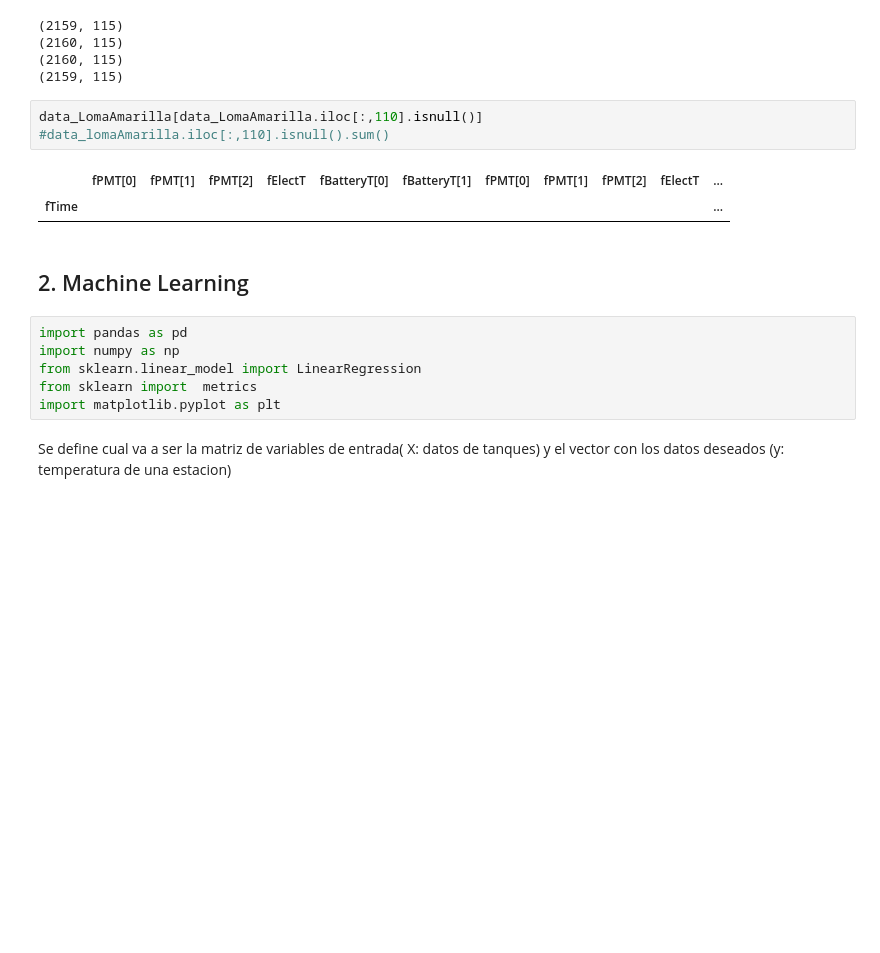
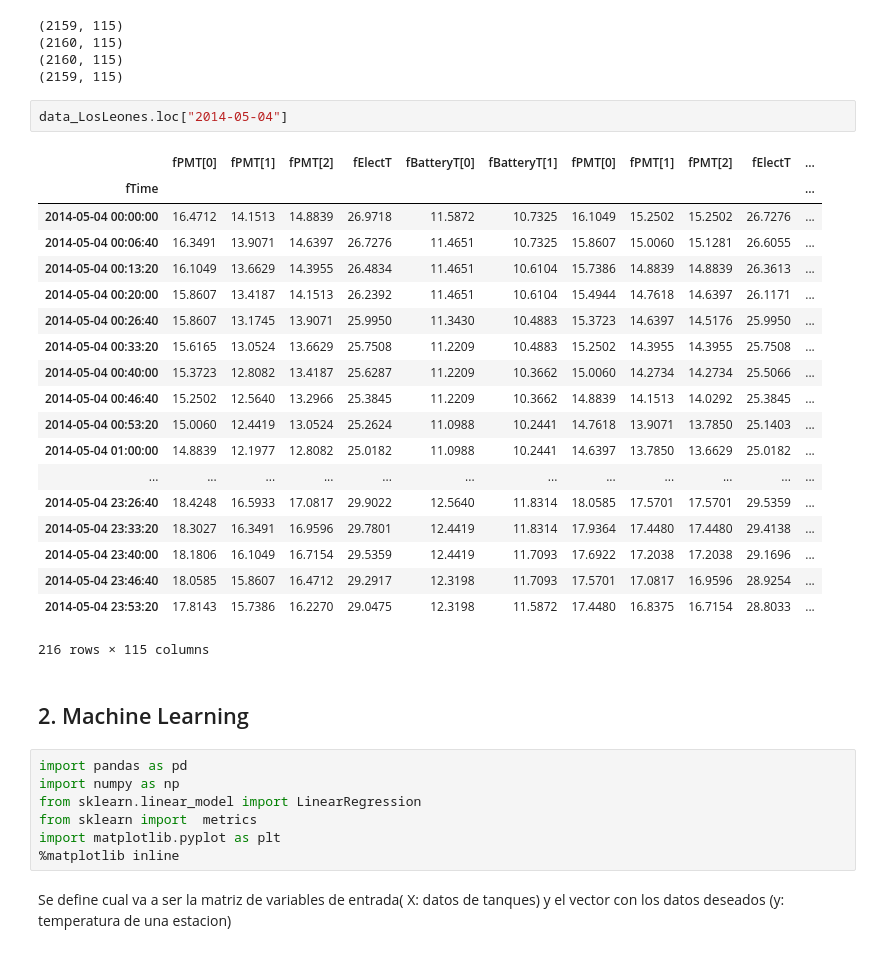
Before and after one commit to libardomm/Auger_Automatico, a Jupyter notebook: Test4.ipynb, the cells around one changed output. Saved outputs shown, nothing was run; the diff lists cells and outputs as text; blank space fills up the shorter version.

```diff
--- a/Test4.ipynb
+++ b/Test4.ipynb
@@ -228,12 +231,28 @@ print(data_Coihueco.shape)
 (2160, 115)
 (2160, 115)
 (2159, 115)
-# %%
-data_LomaAmarilla[data_LomaAmarilla.iloc[:,110].isnull()]
-#data_lomaAmarilla.iloc[:,110].isnull().sum()
-# %% [output]
-|  | fPMT[0] | fPMT[1] | fPMT[2] | fElectT | fBatteryT[0] | fBatteryT[1] | fPMT[0] | fPMT[1] | fPMT[2] | fElectT | ... |
-| fTime |  |  |  |  |  |  |  |  |  |  | ... |
+# %%
+data_LosLeones.loc["2014-05-04"]
+# %% [output]
+|  | fPMT[0] | fPMT[1] | fPMT[2] | fElectT | fBatteryT[0] | fBatteryT[1] | fPMT[0] | fPMT[1] | fPMT[2] | fElectT | ... |
+| fTime |  |  |  |  |  |  |  |  |  |  | ... |
+| 2014-05-04 00:00:00 | 16.4712 | 14.1513 | 14.8839 | 26.9718 | 11.5872 | 10.7325 | 16.1049 | 15.2502 | 15.2502 | 26.7276 | ... |
+| 2014-05-04 00:06:40 | 16.3491 | 13.9071 | 14.6397 | 26.7276 | 11.4651 | 10.7325 | 15.8607 | 15.0060 | 15.1281 | 26.6055 | ... |
+| 2014-05-04 00:13:20 | 16.1049 | 13.6629 | 14.3955 | 26.4834 | 11.4651 | 10.6104 | 15.7386 | 14.8839 | 14.8839 | 26.3613 | ... |
+| 2014-05-04 00:20:00 | 15.8607 | 13.4187 | 14.1513 | 26.2392 | 11.4651 | 10.6104 | 15.4944 | 14.7618 | 14.6397 | 26.1171 | ... |
+| 2014-05-04 00:26:40 | 15.8607 | 13.1745 | 13.9071 | 25.9950 | 11.3430 | 10.4883 | 15.3723 | 14.6397 | 14.5176 | 25.9950 | ... |
+| 2014-05-04 00:33:20 | 15.6165 | 13.0524 | 13.6629 | 25.7508 | 11.2209 | 10.4883 | 15.2502 | 14.3955 | 14.3955 | 25.7508 | ... |
+| 2014-05-04 00:40:00 | 15.3723 | 12.8082 | 13.4187 | 25.6287 | 11.2209 | 10.3662 | 15.0060 | 14.2734 | 14.2734 | 25.5066 | ... |
+| 2014-05-04 00:46:40 | 15.2502 | 12.5640 | 13.2966 | 25.3845 | 11.2209 | 10.3662 | 14.8839 | 14.1513 | 14.0292 | 25.3845 | ... |
+| 2014-05-04 00:53:20 | 15.0060 | 12.4419 | 13.0524 | 25.2624 | 11.0988 | 10.2441 | 14.7618 | 13.9071 | 13.7850 | 25.1403 | ... |
+| 2014-05-04 01:00:00 | 14.8839 | 12.1977 | 12.8082 | 25.0182 | 11.0988 | 10.2441 | 14.6397 | 13.7850 | 13.6629 | 25.0182 | ... |
+| ... | ... | ... | ... | ... | ... | ... | ... | ... | ... | ... | ... |
+| 2014-05-04 23:26:40 | 18.4248 | 16.5933 | 17.0817 | 29.9022 | 12.5640 | 11.8314 | 18.0585 | 17.5701 | 17.5701 | 29.5359 | ... |
+| 2014-05-04 23:33:20 | 18.3027 | 16.3491 | 16.9596 | 29.7801 | 12.4419 | 11.8314 | 17.9364 | 17.4480 | 17.4480 | 29.4138 | ... |
+| 2014-05-04 23:40:00 | 18.1806 | 16.1049 | 16.7154 | 29.5359 | 12.4419 | 11.7093 | 17.6922 | 17.2038 | 17.2038 | 29.1696 | ... |
+| 2014-05-04 23:46:40 | 18.0585 | 15.8607 | 16.4712 | 29.2917 | 12.3198 | 11.7093 | 17.5701 | 17.0817 | 16.9596 | 28.9254 | ... |
+| 2014-05-04 23:53:20 | 17.8143 | 15.7386 | 16.2270 | 29.0475 | 12.3198 | 11.5872 | 17.4480 | 16.8375 | 16.7154 | 28.8033 | ... |
+216 rows × 115 columns
 # %% [markdown]
 ## 2. Machine Learning
 # %%
@@ -242,6 +261,7 @@ import numpy as np
 from sklearn.linear_model import LinearRegression
 from sklearn import  metrics
 import matplotlib.pyplot as plt
+%matplotlib inline
 # %% [markdown]
 Se define cual va a ser la matriz de variables de entrada( X: datos de tanques) y el vector con los datos deseados (y: temperatura de una estacion)
 # %% [markdown]
```
Also changed, not shown: parts of 24 cells of this notebook.
